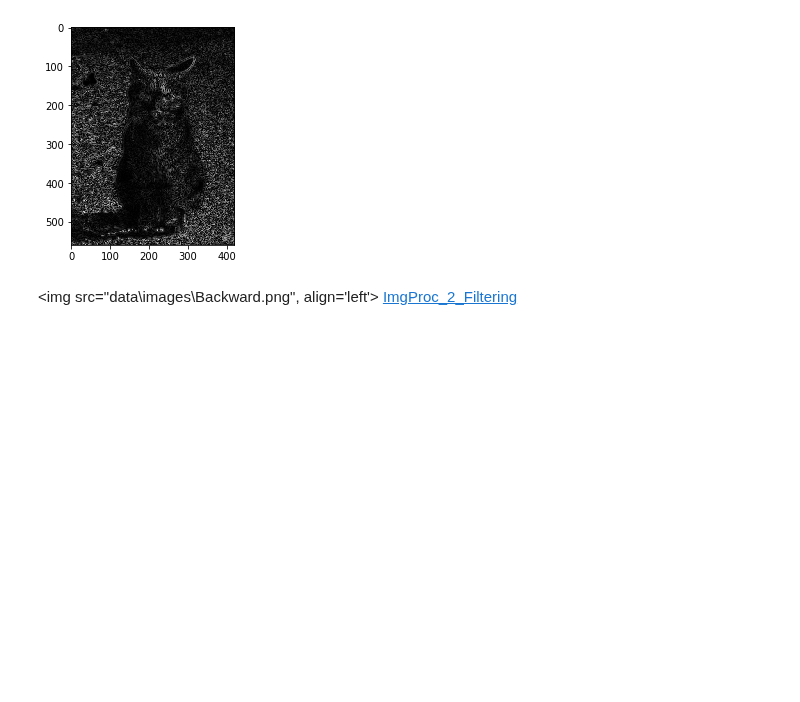
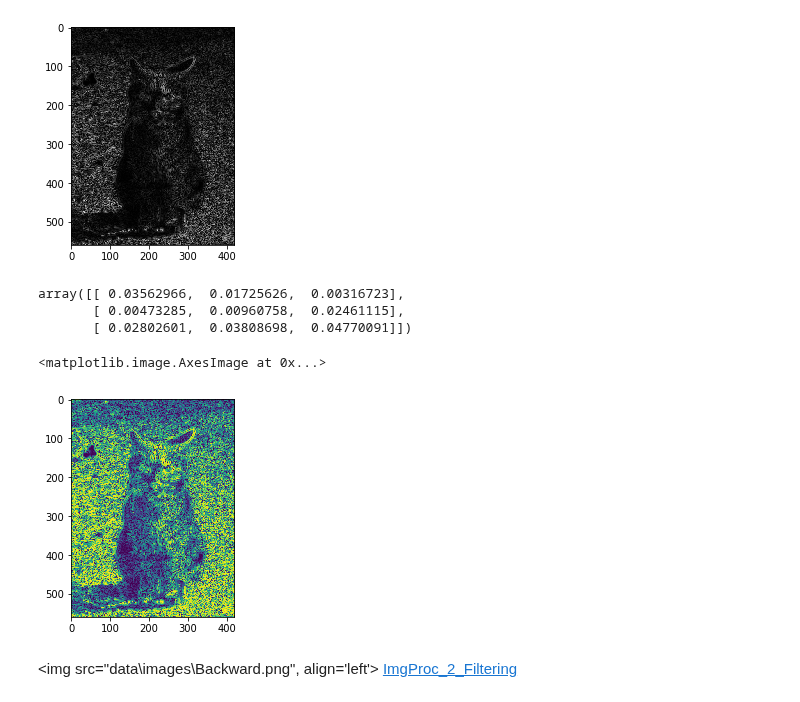
Before and after one commit to thomas-haslwanter/CSS_ipynb, a Jupyter notebook: ImgProc_3_GanglionCell.ipynb, the cells around one changed output. Saved outputs shown, nothing was run; the diff lists cells and outputs as text; code cells hidden in the pictures; blank space fills up the shorter version.

```diff
--- a/ImgProc_3_GanglionCell.ipynb
+++ b/ImgProc_3_GanglionCell.ipynb
@@ -24,7 +24,7 @@ from skimage.color import rgb2gray
 from skimage.filters import gaussian
 # %%
 # Get the data
-inDir = (r'D:\Users\thomas\Office\CSS_Lenny\Coding\Python\CSS_ipynb\data\images')
+inDir = (r'.\data\images')
 inFile = 'cat.jpg'
 data = plt.imread(os.path.join(inDir,inFile))
 
@@ -55,3 +57,15 @@ plt.imshow(np.uint8(all_edges/np.max(all_edges)*255), 'gray')
+# %%
+all_edges[:3,:3]
+# %% [output]
+array([[ 0.03562966,  0.01725626,  0.00316723],
+       [ 0.00473285,  0.00960758,  0.02461115],
+       [ 0.02802601,  0.03808698,  0.04770091]])
+# %%
+eq = ski.exposure.exposure.equalize_hist(np.abs(all_edges))
+plt.imshow(eq)
+# %% [output]
+<matplotlib.image.AxesImage at 0x...>
+[figure, added]
 # %% [markdown]
 <img src="data\images\Backward.png", align='left'> [ImgProc_2_Filtering](ImgProc_2_Filtering.ipynb)
 # %% [markdown]
```
Also changed, not shown: parts of 1 cell of this notebook, 5 other files.
